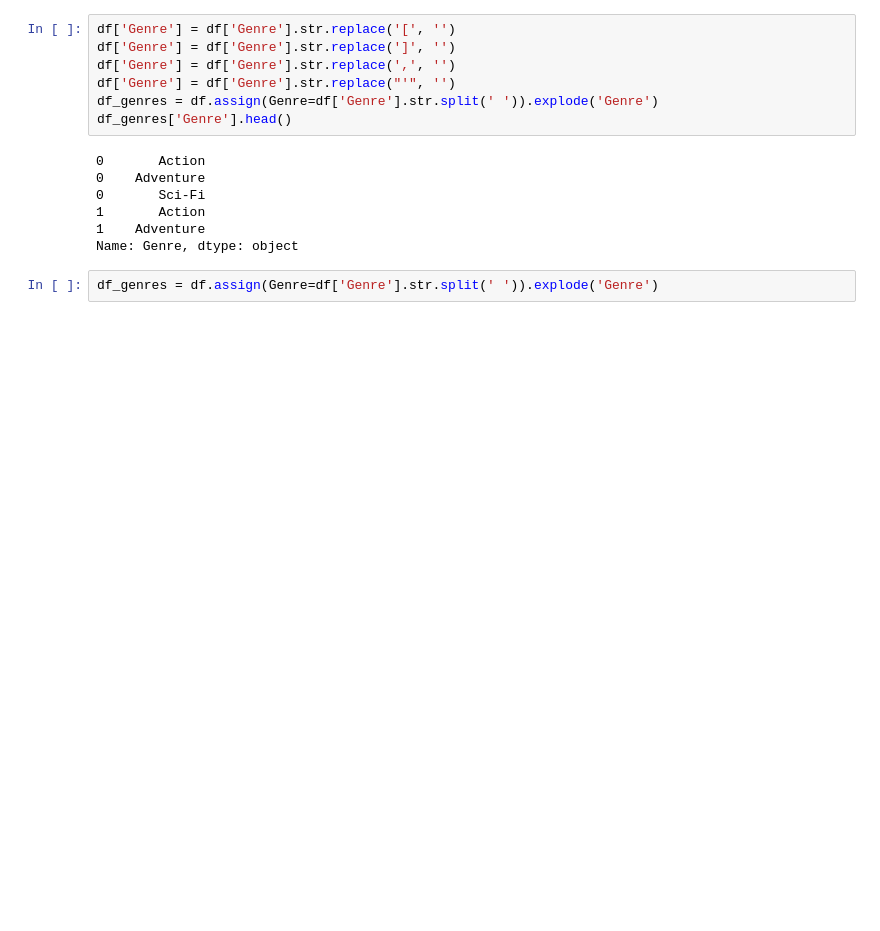
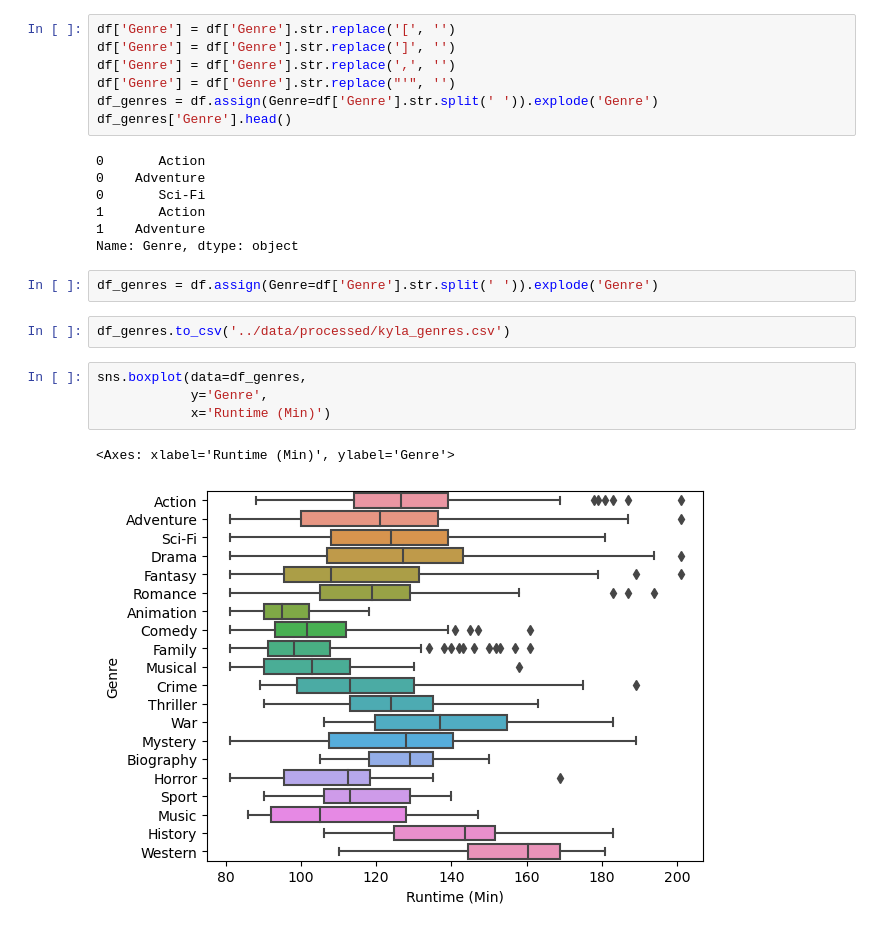
Before and after one commit to ubco-W2022T2-data301/project-group-group52, a Jupyter notebook: analysis/analysis2.ipynb, the cells around one changed output. Cells and saved outputs as stored; diff of their text form; blank space fills up the shorter version.

```diff
--- a/analysis/analysis2.ipynb
+++ b/analysis/analysis2.ipynb
@@ -697,3 +695,12 @@ df_genres['Genre'].head()
 Name: Genre, dtype: object
 # %%
 df_genres = df.assign(Genre=df['Genre'].str.split(' ')).explode('Genre')
+# %%
+df_genres.to_csv('../data/processed/kyla_genres.csv')
+# %%
+sns.boxplot(data=df_genres,
+            y='Genre',
+            x='Runtime (Min)')
+# %% [output]
+<Axes: xlabel='Runtime (Min)', ylabel='Genre'>
+[figure, added]
```
Also changed, not shown: parts of 2 cells of this notebook, 25 other files.
